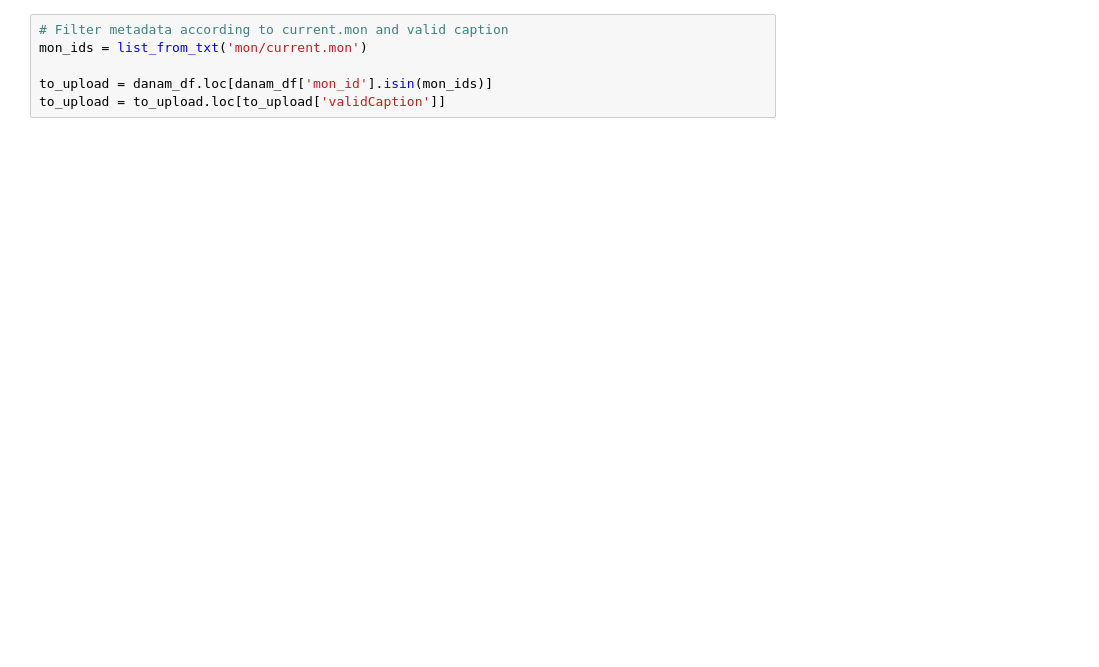
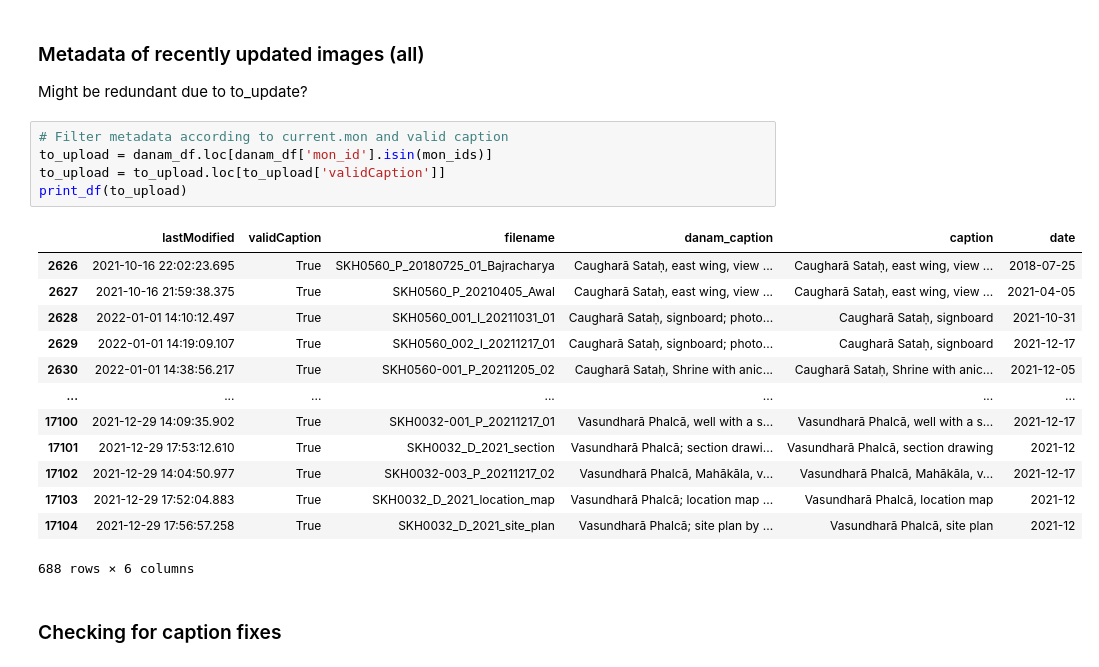
Before and after one commit to mlilyd/danammeta2csv, a Jupyter notebook: image_metadata.ipynb, the cells around one changed output. Saved outputs shown, nothing was run; the diff lists cells and outputs as text; blank space fills up the shorter version.

```diff
--- a/image_metadata.ipynb
+++ b/image_metadata.ipynb
@@ -105,6 +144,24 @@ file.close()
+# %% [markdown]
+### Metadata of recently updated images (all)
+Might be redundant due to to_update?
 # %%
 # Filter metadata according to current.mon and valid caption
-mon_ids = list_from_txt('mon/current.mon')
-
 to_upload = danam_df.loc[danam_df['mon_id'].isin(mon_ids)]
 to_upload = to_upload.loc[to_upload['validCaption']]
+print_df(to_upload)
+# %% [output]
+|  | lastModified | validCaption | filename | danam_caption | caption | date |
+| 2626 | 2021-10-16 22:02:23.695 | True | SKH0560_P_20180725_01_Bajracharya | Caugharā Sataḥ, east wing, view ... | Caugharā Sataḥ, east wing, view ... | 2018-07-25 |
+| 2627 | 2021-10-16 21:59:38.375 | True | SKH0560_P_20210405_Awal | Caugharā Sataḥ, east wing, view ... | Caugharā Sataḥ, east wing, view ... | 2021-04-05 |
+| 2628 | 2022-01-01 14:10:12.497 | True | SKH0560_001_I_20211031_01 | Caugharā Sataḥ, signboard; photo... | Caugharā Sataḥ, signboard | 2021-10-31 |
+| 2629 | 2022-01-01 14:19:09.107 | True | SKH0560_002_I_20211217_01 | Caugharā Sataḥ, signboard; photo... | Caugharā Sataḥ, signboard | 2021-12-17 |
+| 2630 | 2022-01-01 14:38:56.217 | True | SKH0560-001_P_20211205_02 | Caugharā Sataḥ, Shrine with anic... | Caugharā Sataḥ, Shrine with anic... | 2021-12-05 |
+| ... | ... | ... | ... | ... | ... | ... |
+| 17100 | 2021-12-29 14:09:35.902 | True | SKH0032-001_P_20211217_01 | Vasundharā Phalcā, well with a s... | Vasundharā Phalcā, well with a s... | 2021-12-17 |
+| 17101 | 2021-12-29 17:53:12.610 | True | SKH0032_D_2021_section | Vasundharā Phalcā; section drawi... | Vasundharā Phalcā, section drawing | 2021-12 |
+| 17102 | 2021-12-29 14:04:50.977 | True | SKH0032-003_P_20211217_02 | Vasundharā Phalcā, Mahākāla, v... | Vasundharā Phalcā, Mahākāla, v... | 2021-12-17 |
+| 17103 | 2021-12-29 17:52:04.883 | True | SKH0032_D_2021_location_map | Vasundharā Phalcā; location map ... | Vasundharā Phalcā, location map | 2021-12 |
+| 17104 | 2021-12-29 17:56:57.258 | True | SKH0032_D_2021_site_plan | Vasundharā Phalcā; site plan by ... | Vasundharā Phalcā, site plan | 2021-12 |
+688 rows × 6 columns
+# %% [markdown]
+### Checking for caption fixes
```
Also changed, not shown: parts of 19 cells of this notebook, 23 other files.
